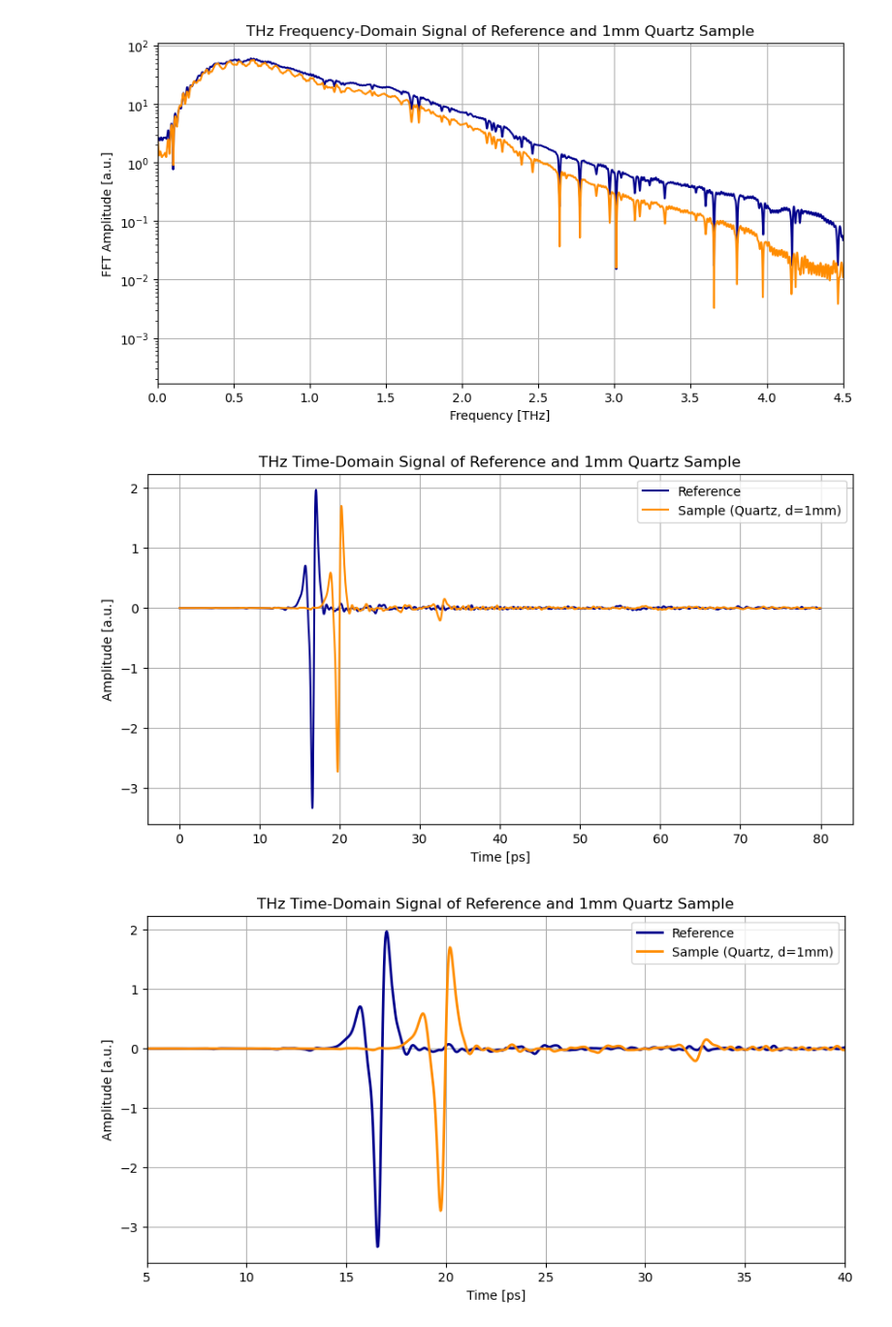
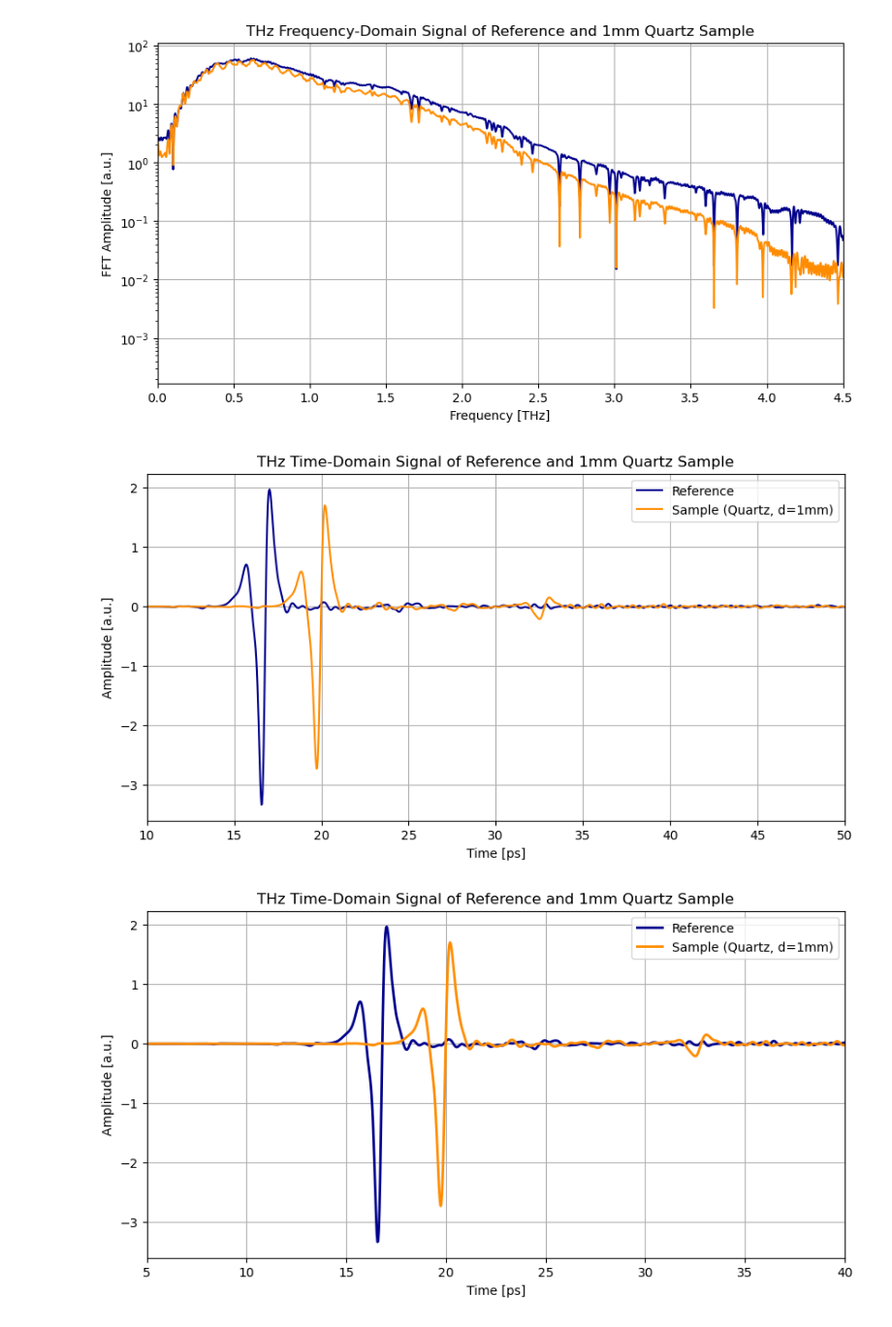
Before and after one commit to Loriginale2000/TerahertzProject, a Jupyter notebook: TheoTHzTDS/THz-TDS/Transfer Matrix Method/Quartz_06_02_2026.ipynb, the cells around one changed output. Shown at 97% size. Cells and saved outputs as stored; diff of their text form; code cells hidden in the pictures.

```diff
--- a/TheoTHzTDS/THz-TDS/Transfer Matrix Method/Quartz_06_02_2026.ipynb
+++ b/TheoTHzTDS/THz-TDS/Transfer Matrix Method/Quartz_06_02_2026.ipynb
@@ -86,16 +86,17 @@ plt.show()
 # %%
 # PLOT THE TIME DOMAIN SIGNALS TOGETHER
 plt.figure(figsize=(10, 5))
 plt.plot(t1, amp1, label='Reference', color='darkblue')
 plt.plot(t2, amp2, label='Sample (Quartz, d=1mm)', color='darkorange')
 plt.xlabel('Time [ps]')
 plt.ylabel('Amplitude [a.u.]')
+plt.xlim(10,50)
 plt.title('THz Time-Domain Signal of Reference and 1mm Quartz Sample')
 plt.legend()
 plt.grid()
 plt.show()
 # %% [output]
-[figure, old version]
+[figure, new version]
 # %%
 # PLOT THE TIME DOMAIN SIGNALS TOGETHER
 plt.figure(figsize=(10, 5))
```
Also changed, not shown: parts of 8 cells of this notebook, 20 other files.
